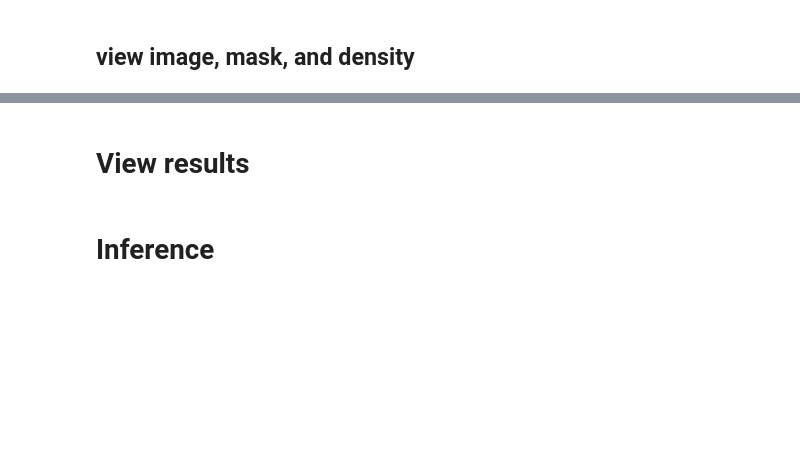
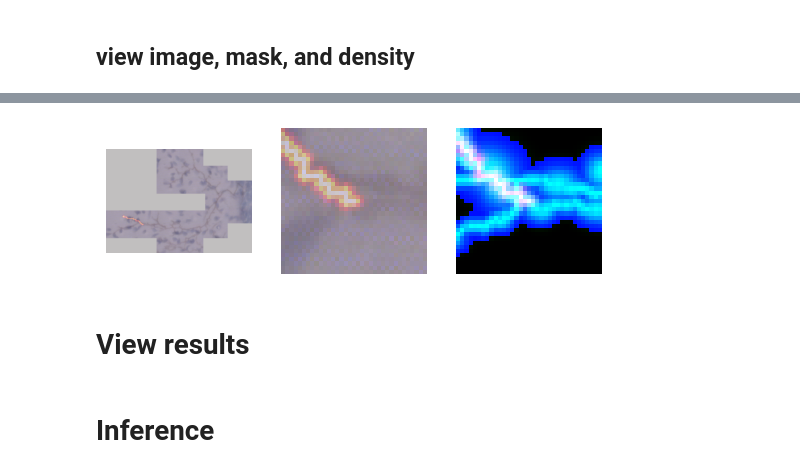
Before and after one commit to twardlab/neurotrack, a Jupyter notebook: neuron_trx/notebooks/neuron_trx_tests.ipynb, the cells around one changed output, grey strips where cells are left out. Drawn from its saved outputs; the diff is of its cells as text; code cells hidden in the pictures; blank space fills up the shorter version.

```diff
--- a/neuron_trx/notebooks/neuron_trx_tests.ipynb
+++ b/neuron_trx/notebooks/neuron_trx_tests.ipynb
@@ -39,14 +46,14 @@ def show_state(env, finished=False, path_id=0, t=-1):
     O = np.array(state.to('cpu'))
     T = np.array(true_density_patch.to('cpu'))
     M = np.array(mask_patch.to('cpu'))
-    fig, ax = plt.subplots(1,3)
+    fig, ax = plt.subplots(1,3, figsize=(20,40))
     # ax[0].imshow(D[0].max(axis=0), cmap='gray')#, int(paths[env.head_id][-1, 0])])
     # ax[0].axis('off')
     ax[0].imshow(I[-1].max(axis=0), cmap='hot', alpha=0.5)#, int(paths[env.head_id][-1, 0])])
-    ax[0].imshow(I[:3].max(axis=1).transpose(1,2,0), alpha=0.5)#, int(paths[env.head_id][-1, 0])])
+    ax[0].imshow((1.0 - I[:3]).max(axis=1).transpose(1,2,0), alpha=0.5)#, int(paths[env.head_id][-1, 0])])
     ax[0].axis('off')
-    ax[1].imshow(O[:3].max(axis=1).transpose(1,2,0), alpha=0.5)
-    ax[1].imshow(O[-1].max(axis=0), alpha=0.5, cmap='hot')#, env.radius//2])
+    ax[1].imshow((1.0 - O[:3]).max(axis=1).transpose(1,2,0), alpha=0.7)
+    ax[1].imshow(O[-1].max(axis=0), alpha=0.3, cmap='hot')#, env.radius//2])
     ax[1].axis('off')
     # ax[2].imshow(O[0,-1].max(axis=0), alpha=0.5, cmap='hot')#, env.radius//2])
     # ax[2].imshow(T[0].max(axis=0), alpha=0.5)#, env.radius//2])
@@ -55,7 +62,9 @@ def show_state(env, finished=False, path_id=0, t=-1):
     ax[2].imshow(toshow)
     ax[2].axis('off')
 
-    plt.show()
+    display.display(fig)
+    display.clear_output(wait=True)
+    time.sleep(0.01)
 
 def get_closest_dir(action_space, dir):
     d = np.dot(action_space, dir[:,None])
@@ -144,12 +184,24 @@ show_state(env)
 # %%
 plt.close('all')
-action = torch.tensor([0., 0.0, -1.0])
-observation, reward, terminated = env.step(action, verbose=True)
-print(reward)
-if not terminated:
-    show_state(env)
-else:
-    env.reset()
+
+dir_dict = {'s':torch.tensor([0., 1.0, 0.0]),
+            'w':torch.tensor([0., -1.0, 0.0]),
+            'a':torch.tensor([0., 0.0, -1.0]),
+            'd':torch.tensor([0., 0.0, 1.0])}
+
+while True:
+    dir = input()
+    if dir == 'q':
+        break
+    plt.close()
+    observation, reward, terminated = env.step(dir_dict[dir], verbose=True)
+    print(reward)
+    if not terminated:
+        show_state(env)
+    else:
+        env.reset()
+# %% [output]
+[figure, added]
 # %%
 # get the index of action_space closest to a desired step direction
 action_id = get_closest_dir(env.action_space, torch.Tensor([0., 0., -1.]))
```
Also changed, not shown: parts of 19 cells of this notebook, 2 other files.
